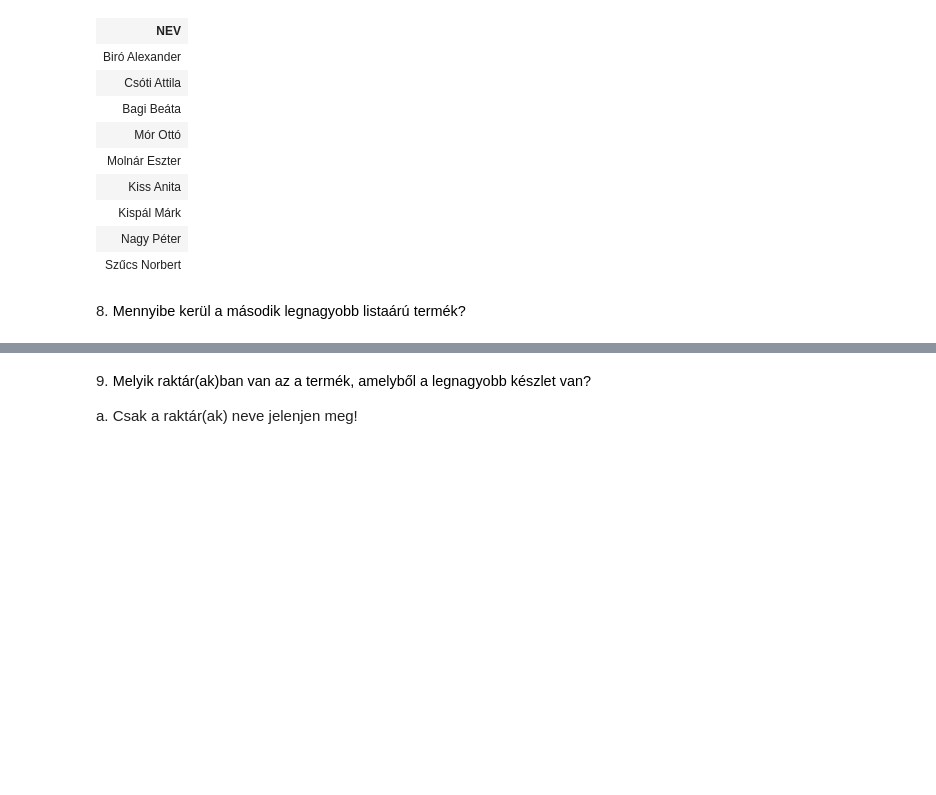
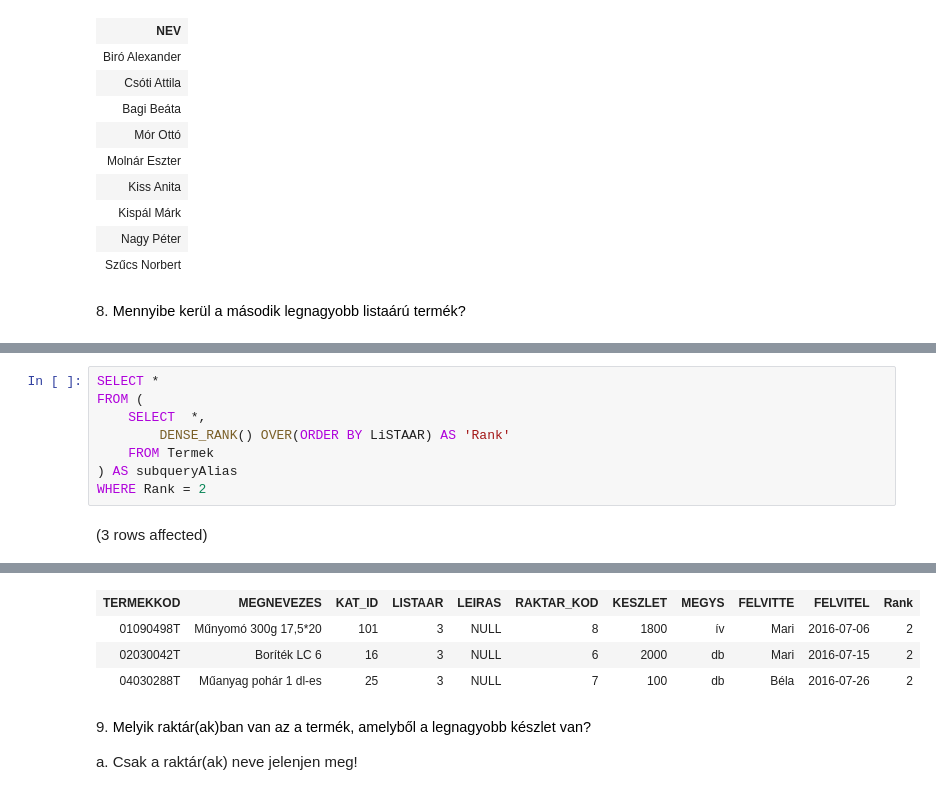
Before and after one commit to j6n0s/BCXA6D_Adatbazisok, a Jupyter notebook: gyakorlat06_feladatok.ipynb, the cells around one changed output, grey strips where cells are left out. Cells and saved outputs as stored; diff of their text form; blank space fills up the shorter version.

```diff
--- a/gyakorlat06_feladatok.ipynb
+++ b/gyakorlat06_feladatok.ipynb
@@ -259,0 +245,10 @@ Total execution time: 00:00:00
+# %%
+SELECT *
+FROM (
+    SELECT  *,
+        DENSE_RANK() OVER(ORDER BY LiSTAAR) AS 'Rank'
+    FROM Termek
+) AS subqueryAlias
+WHERE Rank = 2
+# %% [output]
+(3 rows affected)
@@ -260,3 +256,7 @@ Total execution time: 00:00:00
+| TERMEKKOD | MEGNEVEZES | KAT_ID | LISTAAR | LEIRAS | RAKTAR_KOD | KESZLET | MEGYS | FELVITTE | FELVITEL | Rank |
+| 01090498T | Műnyomó 300g 17,5*20 | 101 | 3 | NULL | 8 | 1800 | ív | Mari | 2016-07-06 | 2 |
+| 02030042T | Boríték LC 6 | 16 | 3 | NULL | 6 | 2000 | db | Mari | 2016-07-15 | 2 |
+| 04030288T | Műanyag pohár 1 dl-es | 25 | 3 | NULL | 7 | 100 | db | Béla | 2016-07-26 | 2 |
 # %% [markdown]
 9. <span style="background-color: rgb(255, 255, 255); color: rgb(0, 0, 0); font-family: &quot;Open Sans&quot;, sans-serif; font-size: 14.44px;">Melyik raktár(ak)ban van az a termék, amelyből a legnagyobb készlet van?&nbsp;</span>
 
```
Also changed, not shown: parts of 19 cells of this notebook.
